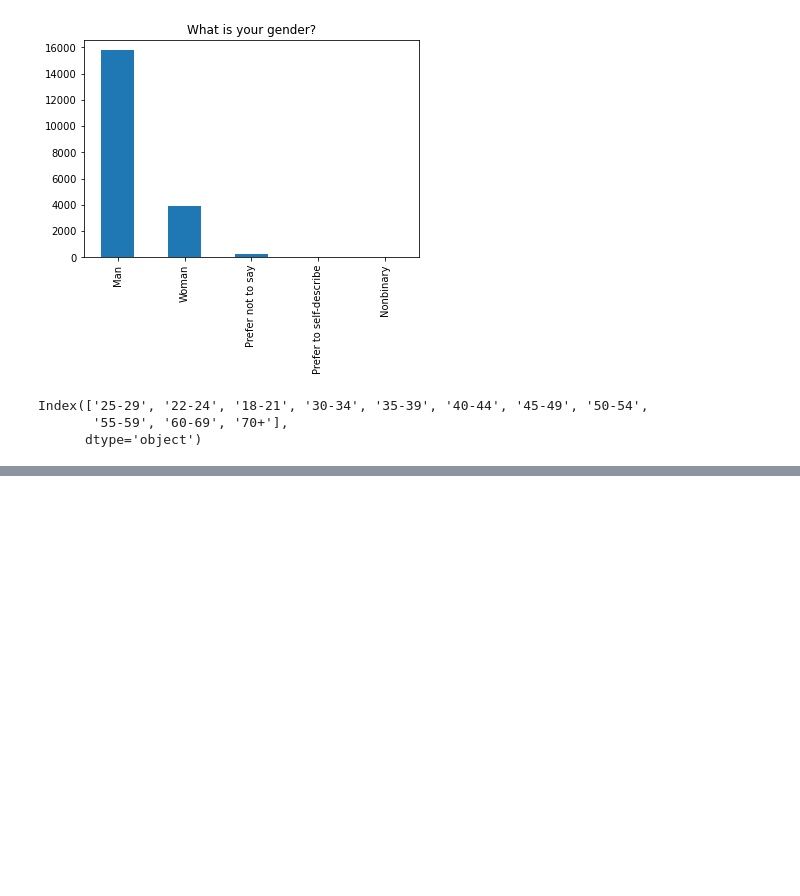
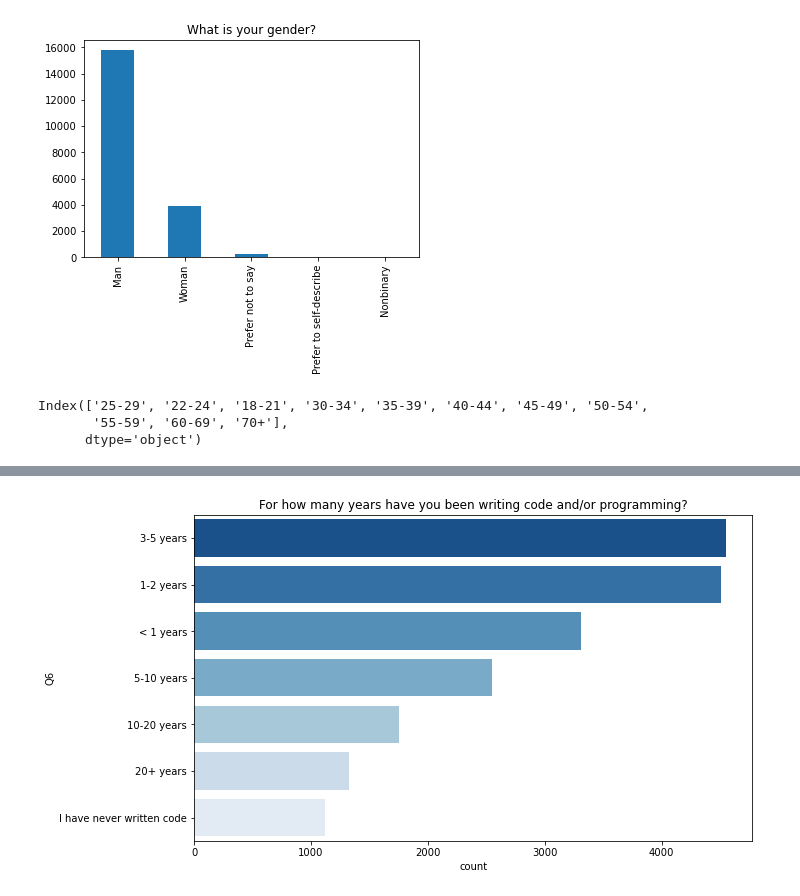
Before and after one commit to JeongSeonggil/Kaggle, a Jupyter notebook: 2020 Kaggle Machine Learning & Data Science Survey.ipynb, the cells around one changed output, grey strips where cells are left out. Cells and saved outputs as stored; diff of their text form; code cells hidden in the pictures; blank space fills up the shorter version.

```diff
--- a/2020 Kaggle Machine Learning & Data Science Survey.ipynb
+++ b/2020 Kaggle Machine Learning & Data Science Survey.ipynb
@@ -99,0 +108,4 @@ show_countplot_by_qno("Q3", fsize=(10,12))
+# %%
+show_countplot_by_qno("Q6")
+# %% [output]
+[figure, added]
```
Also changed, not shown: parts of 12 cells of this notebook.
